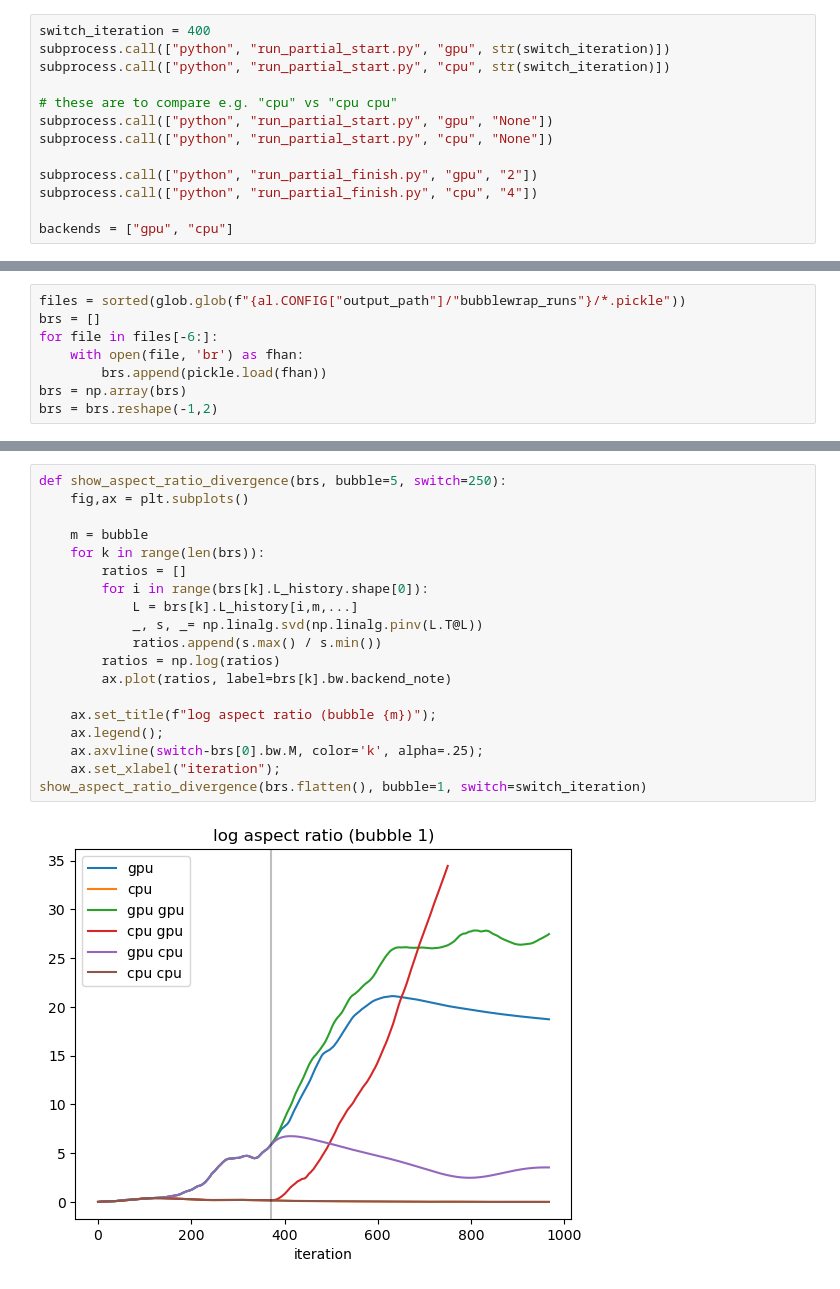
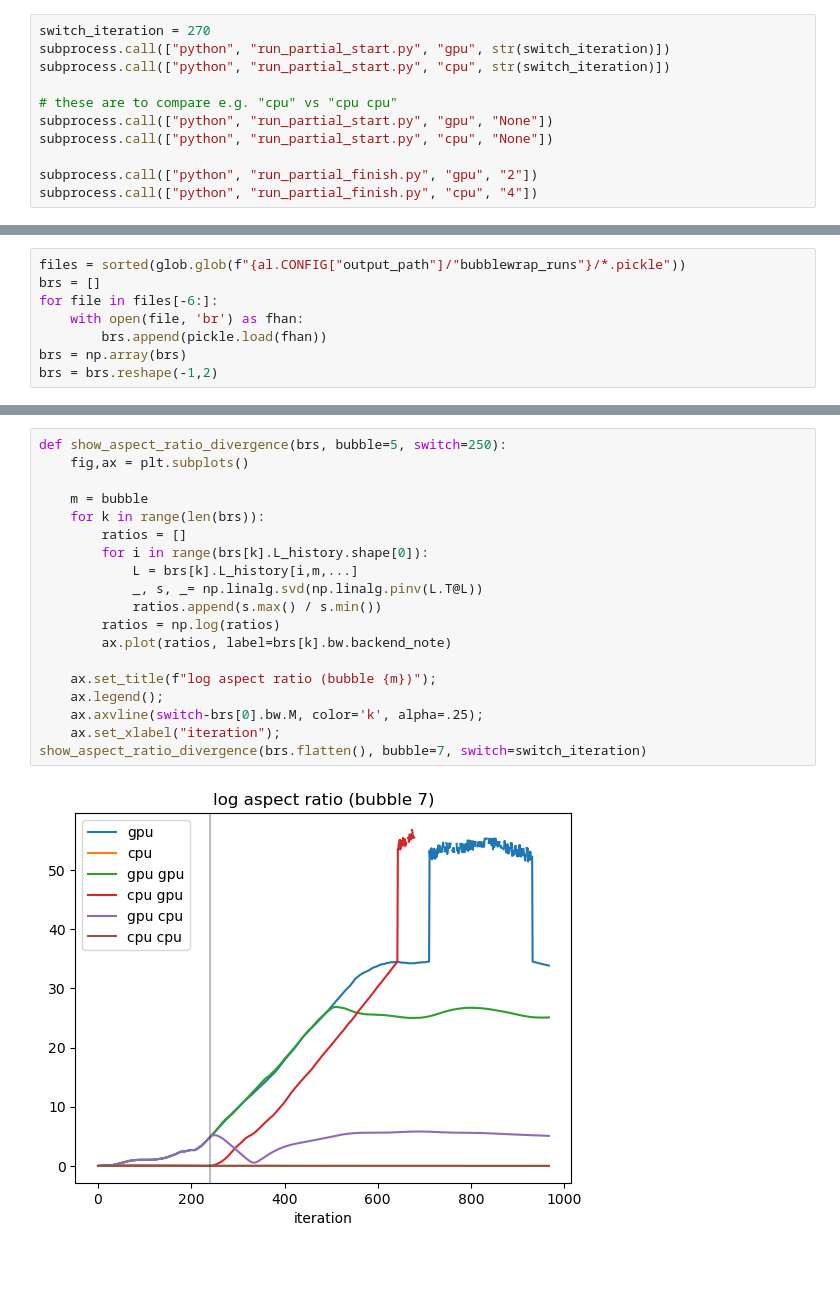
Before and after one commit to draeloslab/AdaptiveLatents, a Jupyter notebook: scripts/debug jax/switch_runtimes.ipynb, the cells around one changed output, grey strips where cells are left out. Cells and saved outputs as stored; diff of their text form.

```diff
--- a/scripts/debug jax/switch_runtimes.ipynb
+++ b/scripts/debug jax/switch_runtimes.ipynb
@@ -7,7 +7,7 @@ import subprocess
 import numpy as np
 import time
 # %%
-switch_iteration = 400
+switch_iteration = 270
 subprocess.call(["python", "run_partial_start.py", "gpu", str(switch_iteration)])
 subprocess.call(["python", "run_partial_start.py", "cpu", str(switch_iteration)])
 
@@ -17,5 +17,3 @@ subprocess.call(["python", "run_partial_start.py", "cpu", "None"])
 
 subprocess.call(["python", "run_partial_finish.py", "gpu", "2"])
 subprocess.call(["python", "run_partial_finish.py", "cpu", "4"])
-
-backends = ["gpu", "cpu"]
@@ -55,21 +46,21 @@ al.plotting_functions.compare_metrics(brs.flatten(), 1)
 # %%
 def show_aspect_ratio_divergence(brs, bubble=5, switch=250):
     fig,ax = plt.subplots()
 
     m = bubble
     for k in range(len(brs)):
         ratios = []
         for i in range(brs[k].L_history.shape[0]):
             L = brs[k].L_history[i,m,...]
             _, s, _= np.linalg.svd(np.linalg.pinv(L.T@L))
             ratios.append(s.max() / s.min())
         ratios = np.log(ratios)
         ax.plot(ratios, label=brs[k].bw.backend_note)
 
     ax.set_title(f"log aspect ratio (bubble {m})");
     ax.legend();
     ax.axvline(switch-brs[0].bw.M, color='k', alpha=.25);
     ax.set_xlabel("iteration");
-show_aspect_ratio_divergence(brs.flatten(), bubble=1, switch=switch_iteration)
+show_aspect_ratio_divergence(brs.flatten(), bubble=7, switch=switch_iteration)
 # %% [output]
-[figure, old version]
+[figure, new version]
```
Also changed, not shown: parts of 15 cells of this notebook, 25 other files.
